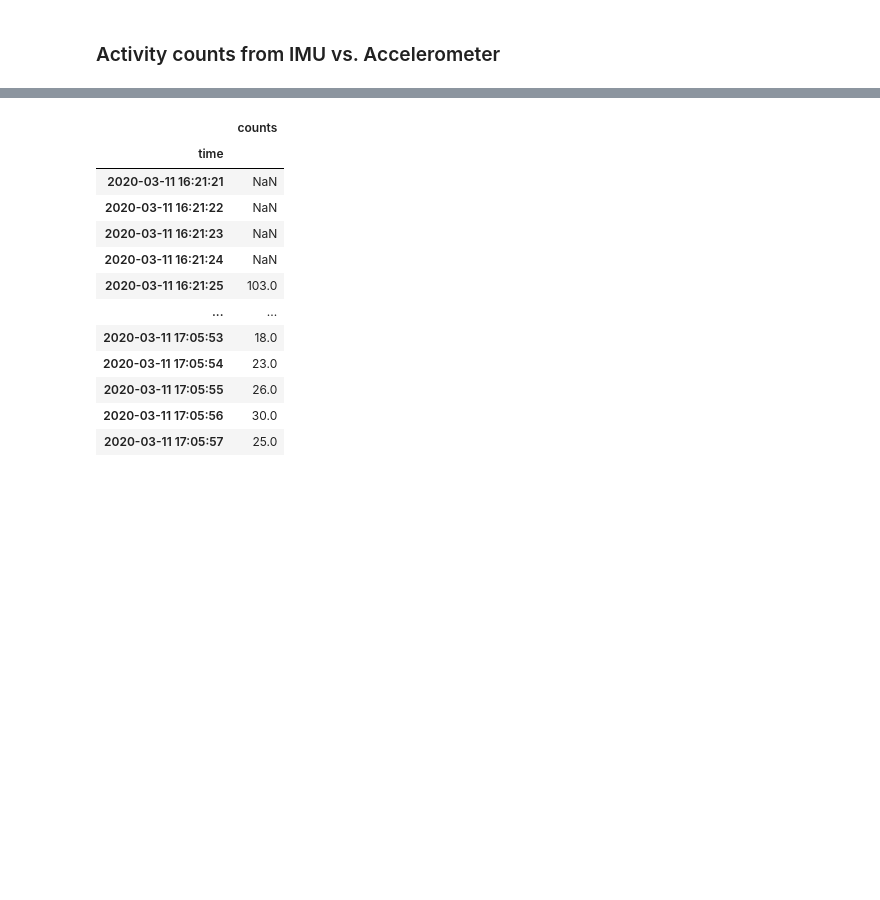
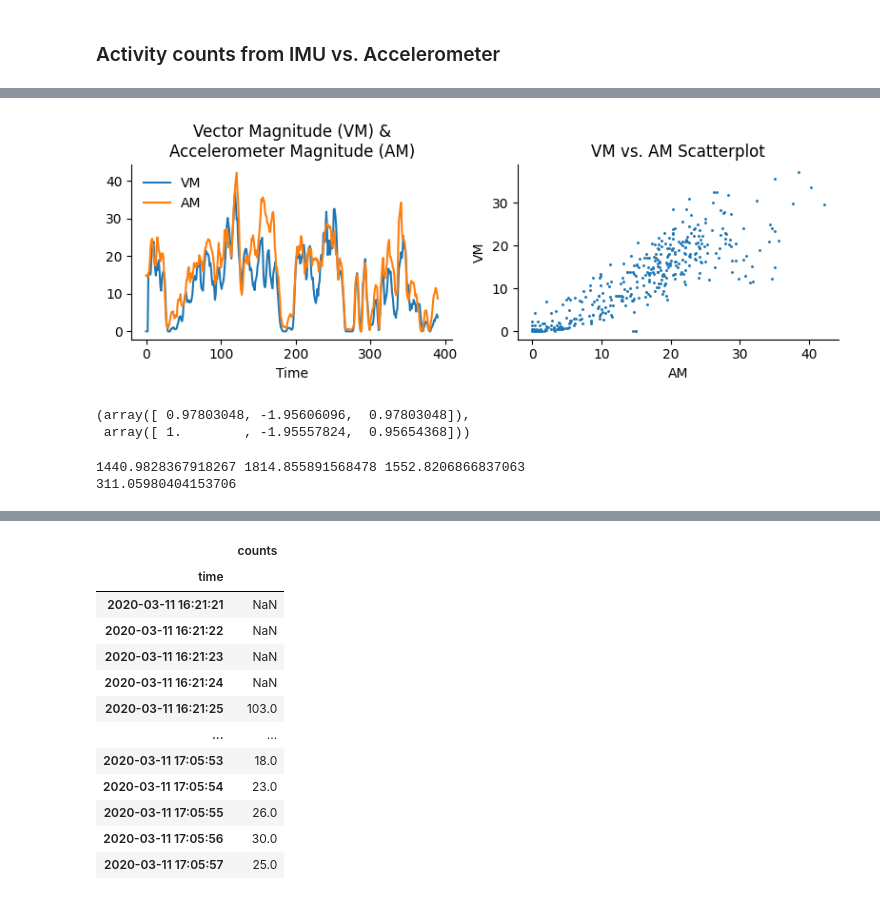
Before and after one commit to siva82kb/gmac, a Jupyter notebook: notebooks/gmac_with_only_accl.ipynb, the cells around one changed output, grey strips where cells are left out. Saved outputs shown, nothing was run; the diff lists cells and outputs as text; code cells hidden in the pictures; blank space fills up the shorter version.

```diff
--- a/notebooks/gmac_with_only_accl.ipynb
+++ b/notebooks/gmac_with_only_accl.ipynb
@@ -156,0 +268,20 @@ ax.set_title("Correlation between pitch estimated\nfrom IMU and accelerometer");
+# %%
+fig = plt.figure(figsize=(8, 3))
+ax = fig.add_subplot(121)
+ax.plot(0.15 * counts[1:], label="VM")
+ax.plot(amag, label="AM")
+ax.set_xlabel("Time")
+ax.set_title("Vector Magnitude (VM) &\nAccelerometer Magnitude (AM)")
+ax.legend(loc=2, frameon=False)
+ax.spines['right'].set_visible(False)
+ax.spines['top'].set_visible(False)
+ax = fig.add_subplot(122)
+ax.scatter(amag, 0.15 * counts[1:], s=5, marker='.', alpha=1)
+ax.set_xlabel("AM")
+ax.set_ylabel("VM")
+ax.set_title("VM vs. AM Scatterplot")
+ax.spines['right'].set_visible(False)
+ax.spines['top'].set_visible(False)
+plt.tight_layout()
+# %% [output]
+[figure, added]
@@ -156,0 +313,6 @@ ax.set_title("Correlation between pitch estimated\nfrom IMU and accelerometer");
+# %%
+b, a = signal.butter(2, 1/(2*50), 'high')
+b, a
+# %% [output]
+(array([ 0.97803048, -1.95606096,  0.97803048]),
+ array([ 1.        , -1.95557824,  0.95654368]))
@@ -156,0 +334,8 @@ ax.set_title("Correlation between pitch estimated\nfrom IMU and accelerometer");
+# %%
+print(np.sum(np.abs(ax_filt - accl_filt[:, 0])),
+      np.sum(np.abs(ay_filt - accl_filt[:, 1])),
+      np.sum(np.abs(az_filt - accl_filt[:, 2])))
+print(np.sum(np.abs(amag - amag_1)))
+# %% [output]
+1440.9828367918267 1814.855891568478 1552.8206866837063
+311.05980404153706
```
Also changed, not shown: parts of 19 cells of this notebook, 1 other file.
